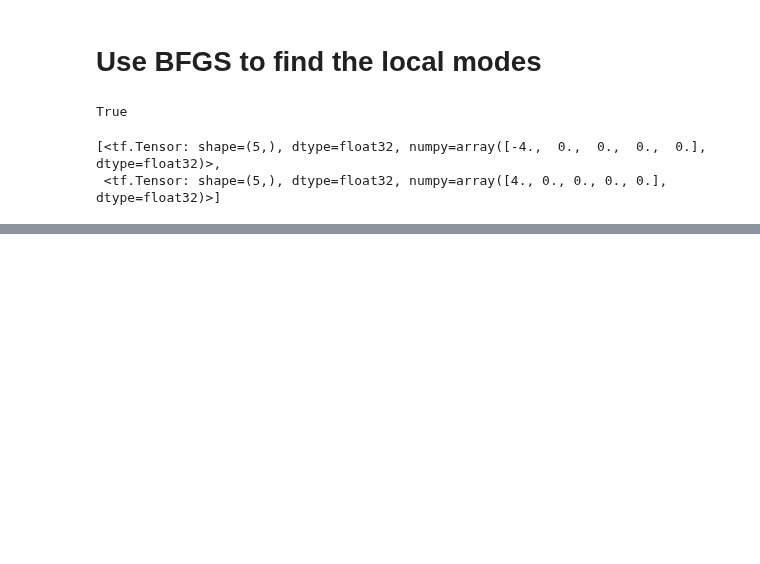
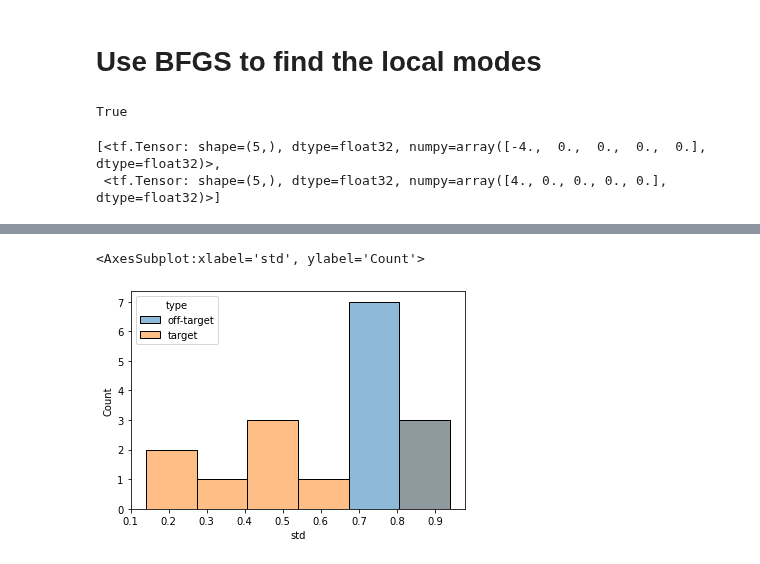
Before and after one commit to XingLLiu/u-stat-high-dim, a Jupyter notebook: mh.ipynb, the cells around one changed output, grey strips where cells are left out. Saved outputs shown, nothing was run; the diff lists cells and outputs as text; code cells hidden in the pictures; blank space fills up the shorter version.

```diff
--- a/mh.ipynb
+++ b/mh.ipynb
@@ -253,0 +367,18 @@ mode_list
+# %%
+nsteps = 20
+std_ls = np.linspace(0.02, 1., 50).tolist()
+nrep = 10
+dir_vec = tf.eye(dim)[:, 0] * delta * 2
+
+ksd_df = best_jump_distance_experiment(
+    nrep=nrep,
+    proposal_off=proposal_off,
+    proposal_on=proposal_on,
+    steps=nsteps,
+    std_ls=std_ls,
+    dir_vec=dir_vec)
+# %%
+sns.histplot(data=ksd_df, x="std", hue="type", alpha=0.5)
+# %% [output]
+<AxesSubplot:xlabel='std', ylabel='Count'>
+[figure, added]
```
Also changed, not shown: parts of 13 cells of this notebook, 2 other files.
